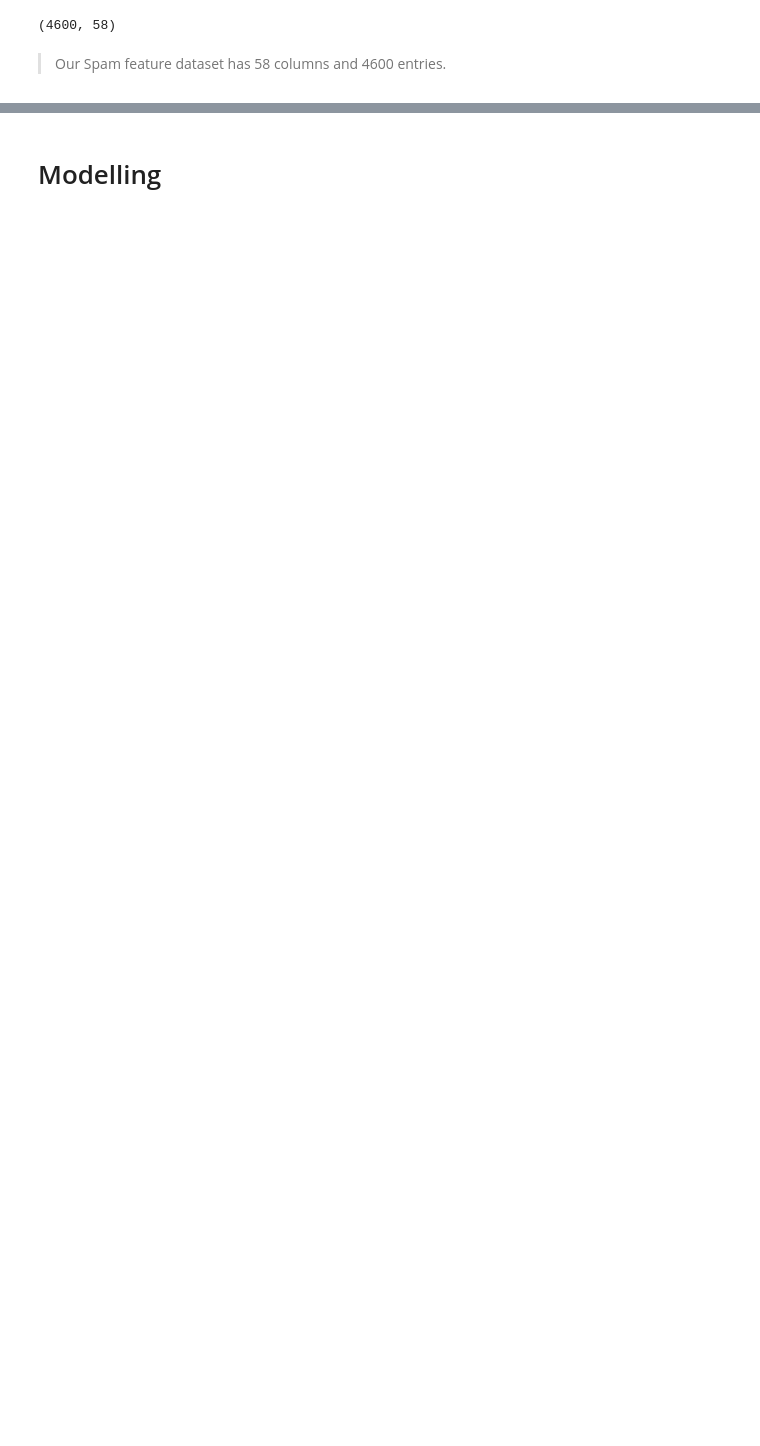
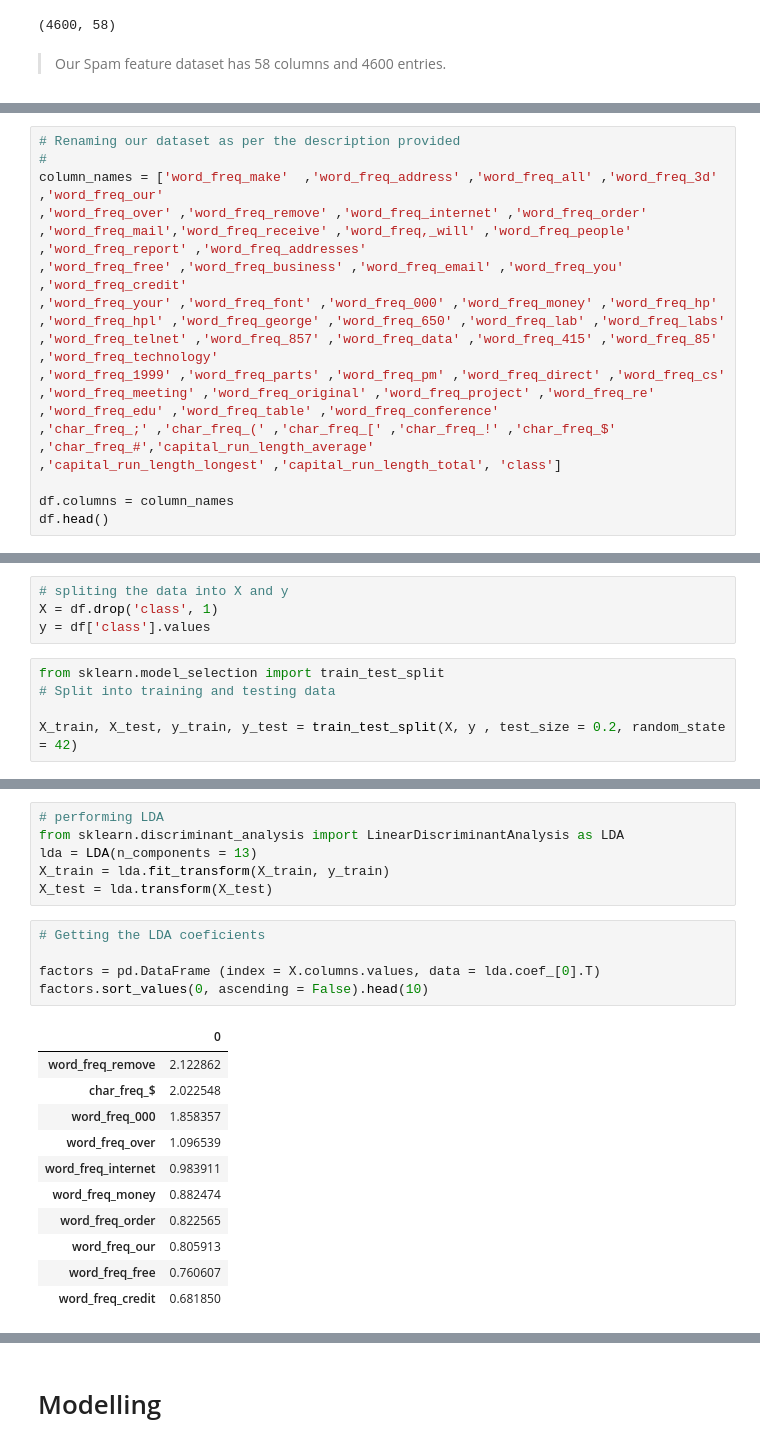
Before and after one commit to beatricekiplagat/KNN-Naive-Bayes-Classifier, a Jupyter notebook: Naive_Bayes_Classifier_using_Spambase_Dataset.ipynb, the cells around one changed output, grey strips where cells are left out. Cells and saved outputs as stored; diff of their text form; blank space fills up the shorter version.

```diff
--- a/Naive_Bayes_Classifier_using_Spambase_Dataset.ipynb
+++ b/Naive_Bayes_Classifier_using_Spambase_Dataset.ipynb
@@ -542,0 +117,14 @@ factors.sort_values(0, ascending = False)
+# %%
+# Renaming our dataset as per the description provided
+#
+column_names = ['word_freq_make'  ,'word_freq_address' ,'word_freq_all' ,'word_freq_3d' ,'word_freq_our'
+,'word_freq_over' ,'word_freq_remove' ,'word_freq_internet' ,'word_freq_order' ,'word_freq_mail','word_freq_receive' ,'word_freq,_will' ,'word_freq_people' ,'word_freq_report' ,'word_freq_addresses'
+,'word_freq_free' ,'word_freq_business' ,'word_freq_email' ,'word_freq_you' ,'word_freq_credit'
+,'word_freq_your' ,'word_freq_font' ,'word_freq_000' ,'word_freq_money' ,'word_freq_hp' ,'word_freq_hpl' ,'word_freq_george' ,'word_freq_650' ,'word_freq_lab' ,'word_freq_labs'
+,'word_freq_telnet' ,'word_freq_857' ,'word_freq_data' ,'word_freq_415' ,'word_freq_85' ,'word_freq_technology'
+,'word_freq_1999' ,'word_freq_parts' ,'word_freq_pm' ,'word_freq_direct' ,'word_freq_cs' ,'word_freq_meeting' ,'word_freq_original' ,'word_freq_project' ,'word_freq_re' ,'word_freq_edu' ,'word_freq_table' ,'word_freq_conference'
+,'char_freq_;' ,'char_freq_(' ,'char_freq_[' ,'char_freq_!' ,'char_freq_$' ,'char_freq_#','capital_run_length_average'
+,'capital_run_length_longest' ,'capital_run_length_total', 'class']
+
+df.columns = column_names
+df.head()
@@ -542,0 +191,9 @@ factors.sort_values(0, ascending = False)
+# %%
+# spliting the data into X and y
+X = df.drop('class', 1)
+y = df['class'].values
+# %%
+from sklearn.model_selection import train_test_split
+# Split into training and testing data
+
+X_train, X_test, y_train, y_test = train_test_split(X, y , test_size = 0.2, random_state = 42)
@@ -542,0 +206,23 @@ factors.sort_values(0, ascending = False)
+# %%
+# performing LDA
+from sklearn.discriminant_analysis import LinearDiscriminantAnalysis as LDA
+lda = LDA(n_components = 13)
+X_train = lda.fit_transform(X_train, y_train)
+X_test = lda.transform(X_test)
+# %%
+# Getting the LDA coeficients
+
+factors = pd.DataFrame (index = X.columns.values, data = lda.coef_[0].T)
+factors.sort_values(0, ascending = False).head(10)
+# %% [output]
+|  | 0 |
+| word_freq_remove | 2.122862 |
+| char_freq_$ | 2.022548 |
+| word_freq_000 | 1.858357 |
+| word_freq_over | 1.096539 |
+| word_freq_internet | 0.983911 |
+| word_freq_money | 0.882474 |
+| word_freq_order | 0.822565 |
+| word_freq_our | 0.805913 |
+| word_freq_free | 0.760607 |
+| word_freq_credit | 0.681850 |
```
Also changed, not shown: parts of 97 cells of this notebook.
